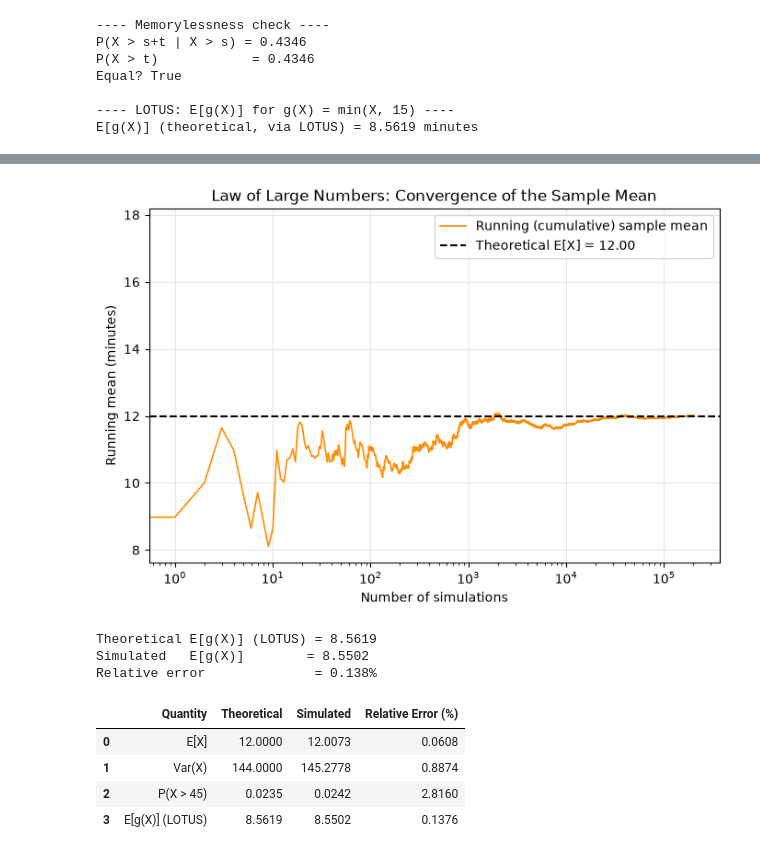
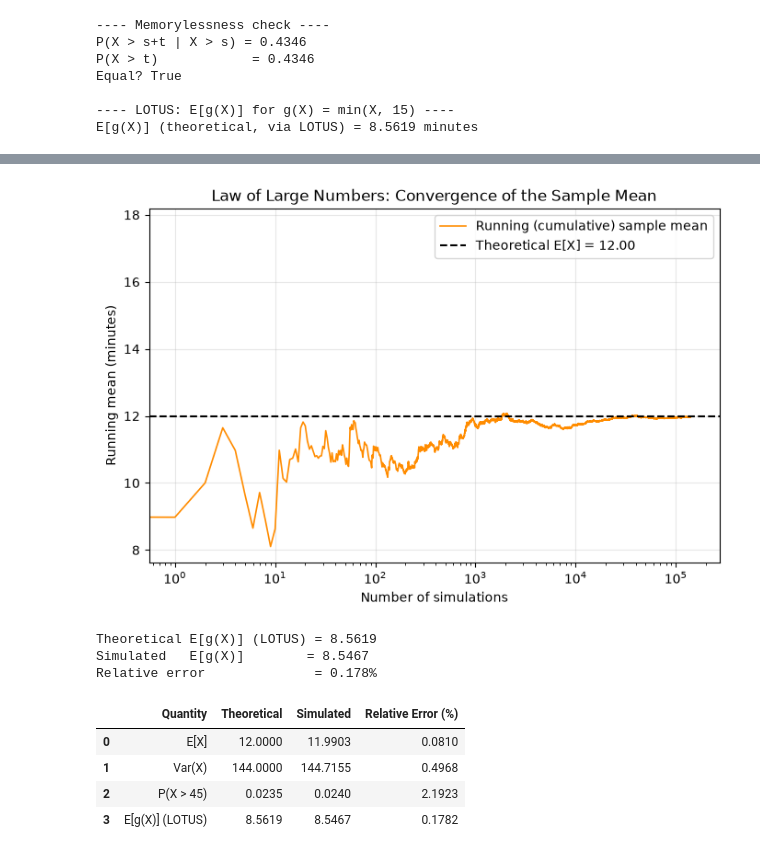
Before and after one commit to Mohammadi-Matin/Probability-Project, a Jupyter notebook: Probability_Project.ipynb, the cells around one changed output, grey strips where cells are left out. Cells and saved outputs as stored; diff of their text form; code cells hidden in the pictures.

```diff
--- a/Probability_Project.ipynb
+++ b/Probability_Project.ipynb
@@ -116,16 +116,18 @@ lam = 1 / 12
 c_threshold = 45
 
 # Using scipy.stats.expon (scale = 1/lambda)
-rv = stats.expon(scale=1 / lam)
+ex = stats.expon(scale=1 / lam)
 
-Ex = rv.mean()
-Var_X_theory = rv.var()
-P_exceed_theory = rv.sf(c_threshold)   # sf = 1 - cdf = P(X > c)
+EX_theory = ex.mean()
+VarX_theory = ex.var()
+#تابع بقا
+# sf = 1 - cdf = P(X > c)
+P_exceed_theory = ex.sf(c_threshold)
 
 print(f"Rate parameter lambda           : {lam:.4f} events/minute")
-print(f"Theoretical E[X]                : {Ex:.4f} minutes")
-print(f"Theoretical Var(X)              : {Var_X_theory:.4f} minutes^2")
+print(f"Theoretical E[X]                : {EX_theory:.2f} minutes")
+print(f"Theoretical Var(X)              : {VarX_theory:.2f} minutes^2")
 print(f"Critical threshold c            : {c_threshold} minutes")
-print(f"Theoretical P(X > c)            : {P_exceed_theory:.4f}")
+print(f"Theoretical P(X > c)            : {P_exceed_theory:.2f}")
 # %% [output]
 Rate parameter lambda           : 0.0833 events/minute
@@ -208,17 +212,14 @@ E[g(X)] (theoretical, via LOTUS) = 8.5619 minutes
 # %%
-# ============================================================
-# Step 4a: Monte Carlo simulation
-# ============================================================
-N_SIM = 200_000
+N_SIM = 150000
 
 samples = np.random.exponential(scale=1/lam, size=N_SIM)
 
-E_X_sim   = samples.mean()
-Var_X_sim = samples.var()
+EX_sim   = samples.mean()
+VarX_sim = samples.var()
 P_exceed_sim = np.mean(samples > c_threshold)
 
 print(f"Number of simulations           : {N_SIM:,}")
-print(f"Simulated mean  E[X]            : {E_X_sim:.4f} minutes")
-print(f"Simulated variance Var(X)       : {Var_X_sim:.4f} minutes^2")
-print(f"Simulated P(X > {c_threshold})            : {P_exceed_sim:.4f}")
+print(f"Simulated mean  E[X]            : {EX_sim:.4f} minutes")
+print(f"Simulated variance Var(X)       : {VarX_sim:.4f} minutes^2")
+print(f"Simulated P(X > {c_threshold})             : {P_exceed_sim:.4f}")
 # %% [output]
@@ -251,13 +249,10 @@ plt.show()
 # %%
-# ============================================================
-# Step 4c: Law of Large Numbers - convergence of the running mean
-# ============================================================
 running_mean = np.cumsum(samples) / np.arange(1, N_SIM + 1)
 
 plt.figure()
 plt.plot(running_mean, color="darkorange", linewidth=1.2, label="Running (cumulative) sample mean")
-plt.axhline(E_X_theory, color="black", linestyle="--", linewidth=1.5,
-            label=f"Theoretical E[X] = {E_X_theory:.2f}")
+plt.axhline(EX_theory, color="black", linestyle="--", linewidth=1.5,
+            label=f"Theoretical E[X] = {EX_theory:.2f}")
 plt.title("Law of Large Numbers: Convergence of the Sample Mean")
 plt.xlabel("Number of simulations")
 plt.ylabel("Running mean (minutes)")
@@ -265,11 +260,8 @@ plt.xscale("log")
 plt.legend()
 plt.show()
 # %% [output]
-[figure, old version]
+[figure, new version]
 # %%
-# ============================================================
-# Step 4d: Verifying LOTUS result via simulation
-# ============================================================
 g_samples = g(samples, cap=15)
 E_gX_sim = g_samples.mean()
 
@@ -278,27 +270,24 @@ print(f"Simulated   E[g(X)]        = {E_gX_sim:.4f}")
 print(f"Relative error              = {abs(E_gX_sim - E_gX_theory) / E_gX_theory * 100:.3f}%")
 # %% [output]
 Theoretical E[g(X)] (LOTUS) = 8.5619
-Simulated   E[g(X)]        = 8.5502
-Relative error              = 0.138%
+Simulated   E[g(X)]        = 8.5467
+Relative error              = 0.178%
 # %%
-# ============================================================
-# Step 4e: Summary comparison table (Theory vs Simulation)
-# ============================================================
 comparison = pd.DataFrame({
     "Quantity": ["E[X]", "Var(X)", f"P(X > {c_threshold})", "E[g(X)] (LOTUS)"],
-    "Theoretical": [E_X_theory, Var_X_theory, P_exceed_theory, E_gX_theory],
-    "Simulated":   [E_X_sim,    Var_X_sim,    P_exceed_sim,    E_gX_sim],
+    "Theoretical": [EX_theory, VarX_theory, P_exceed_theory, E_gX_theory],
+    "Simulated":   [EX_sim,    VarX_sim,    P_exceed_sim,    E_gX_sim],
 })
 comparison["Relative Error (%)"] = (
     (comparison["Simulated"] - comparison["Theoretical"]).abs()
     / comparison["Theoretical"] * 100
 )
 comparison = comparison.round(4)
 comparison
 # %% [output]
 |  | Quantity | Theoretical | Simulated | Relative Error (%) |
-| 0 | E[X] | 12.0000 | 12.0073 | 0.0608 |
-| 1 | Var(X) | 144.0000 | 145.2778 | 0.8874 |
-| 2 | P(X > 45) | 0.0235 | 0.0242 | 2.8160 |
-| 3 | E[g(X)] (LOTUS) | 8.5619 | 8.5502 | 0.1376 |
+| 0 | E[X] | 12.0000 | 11.9903 | 0.0810 |
+| 1 | Var(X) | 144.0000 | 144.7155 | 0.4968 |
+| 2 | P(X > 45) | 0.0235 | 0.0240 | 2.1923 |
+| 3 | E[g(X)] (LOTUS) | 8.5619 | 8.5467 | 0.1782 |
 # %% [markdown]
```
Also changed, not shown: parts of 8 cells of this notebook, 2 other files.
